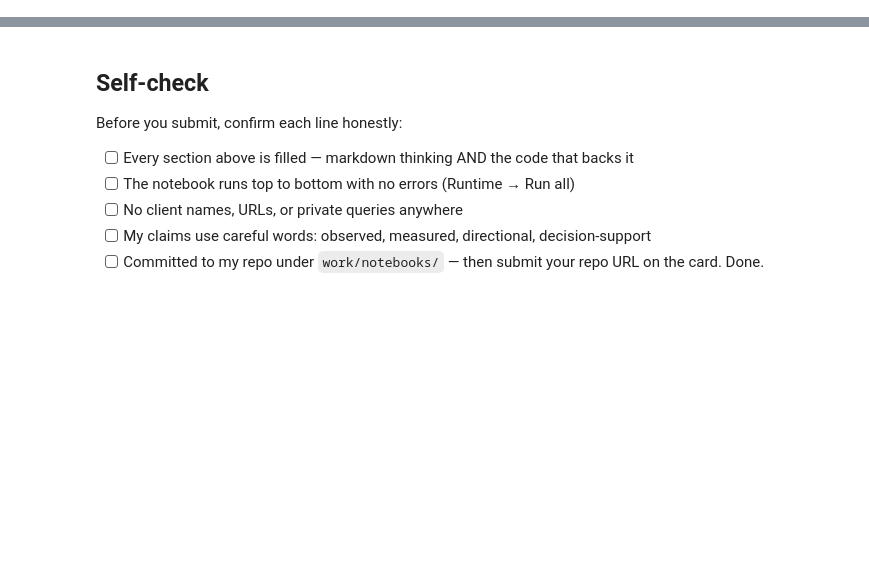
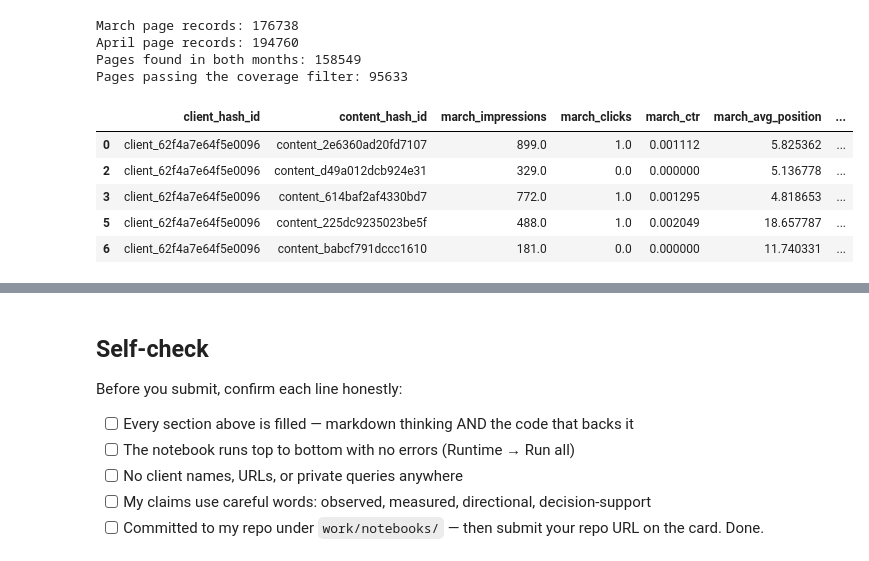
Before and after one commit to ivanjameslo/flyrank-ml-internship, a Jupyter notebook: work/notebooks/w03_data_contract.ipynb, the cells around one changed output, grey strips where cells are left out. Drawn from its saved outputs; the diff is of its cells as text; code cells hidden in the pictures; blank space fills up the shorter version.

```diff
--- a/work/notebooks/w03_data_contract.ipynb
+++ b/work/notebooks/w03_data_contract.ipynb
@@ -36,0 +308,11 @@ This skeleton is yours to fill. Work the sections **in order** — each one has
+# %%
+# Download the April 2026 warehouse file
+
+april_parquet_file = hf_hub_download(
+    repo_id="FlyRank/internship-warehouse",
+    filename=april_files[0],
+    repo_type="dataset",
+    token=hf_token
+)
+
+print("April file downloaded successfully!")
@@ -36,0 +361,32 @@ This skeleton is yours to fill. Work the sections **in order** — each one has
+# %%
+# Match March features with April outcomes
+
+matched_data = feature_frame.merge(
+    april_data,
+    on=["client_hash_id", "content_hash_id"],
+    how="inner"
+)
+
+# Keep pages with at least 20 available days in both months
+eligible_data = matched_data[
+    (matched_data["gsc_days_available"] >= 20)
+    & (matched_data["april_days_available"] >= 20)
+].copy()
+
+print("March page records:", len(feature_frame))
+print("April page records:", len(april_data))
+print("Pages found in both months:", len(matched_data))
+print("Pages passing the coverage filter:", len(eligible_data))
+
+display(eligible_data.head(5))
+# %% [output]
+March page records: 176738
+April page records: 194760
+Pages found in both months: 158549
+Pages passing the coverage filter: 95633
+|  | client_hash_id | content_hash_id | march_impressions | march_clicks | march_ctr | march_avg_position | ... |
+| 0 | client_62f4a7e64f5e0096 | content_2e6360ad20fd7107 | 899.0 | 1.0 | 0.001112 | 5.825362 | ... |
+| 2 | client_62f4a7e64f5e0096 | content_d49a012dcb924e31 | 329.0 | 0.0 | 0.000000 | 5.136778 | ... |
+| 3 | client_62f4a7e64f5e0096 | content_614baf2af4330bd7 | 772.0 | 1.0 | 0.001295 | 4.818653 | ... |
+| 5 | client_62f4a7e64f5e0096 | content_225dc9235023be5f | 488.0 | 1.0 | 0.002049 | 18.657787 | ... |
+| 6 | client_62f4a7e64f5e0096 | content_babcf791dccc1610 | 181.0 | 0.0 | 0.000000 | 11.740331 | ... |
```
Also changed, not shown: parts of 32 cells of this notebook.
